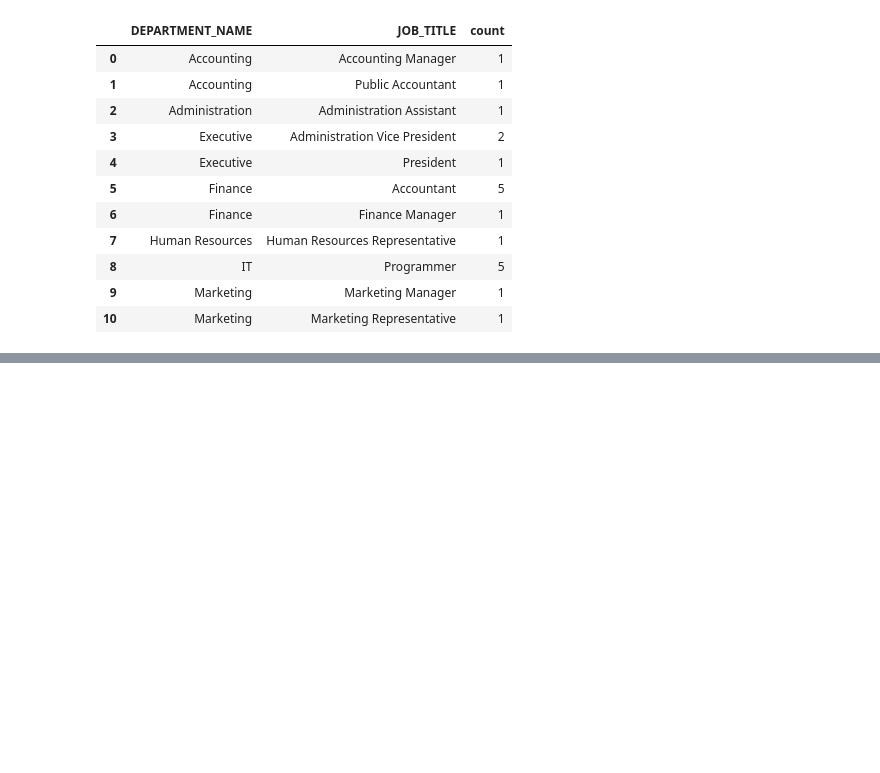
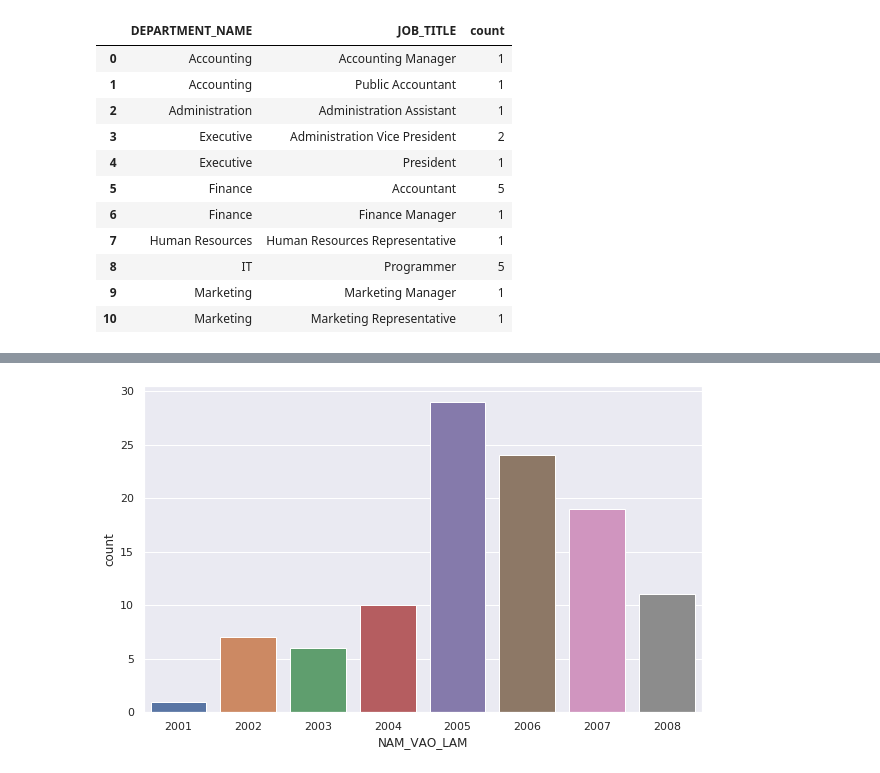
Before and after one commit to danhdlvn/tryBinder, a Jupyter notebook: khtn/p2test/p2test.ipynb, the cells around one changed output, grey strips where cells are left out. Cells and saved outputs as stored; diff of their text form; code cells hidden in the pictures; blank space fills up the shorter version.

```diff
--- a/khtn/p2test/p2test.ipynb
+++ b/khtn/p2test/p2test.ipynb
@@ -284,5 +303,12 @@ emp.groupby(['DEPARTMENT_NAME', 'JOB_TITLE'])['JOB_TITLE'].agg(['count']).sort_v
 # 22 Vẽ biểu đồ theo mẫu sau: vẽ tổng lương theo mỗi phòng
 # %%
 # 23 Vẽ biểu đồ theo mẫu sau: vẽ số nhân viên vào làm theo năm
+
+sns.set()
+plt.figure(figsize=(10,6))
+sns.countplot(data=emp, x='NAM_VAO_LAM')
+plt.show()
+# %% [output]
+[figure, added]
 # %%
 # 24 Vẽ biểu đồ theo mẫu sau: top 5 theo số nhân viên của mỗi phòng
```
Also changed, not shown: parts of 7 cells of this notebook.
